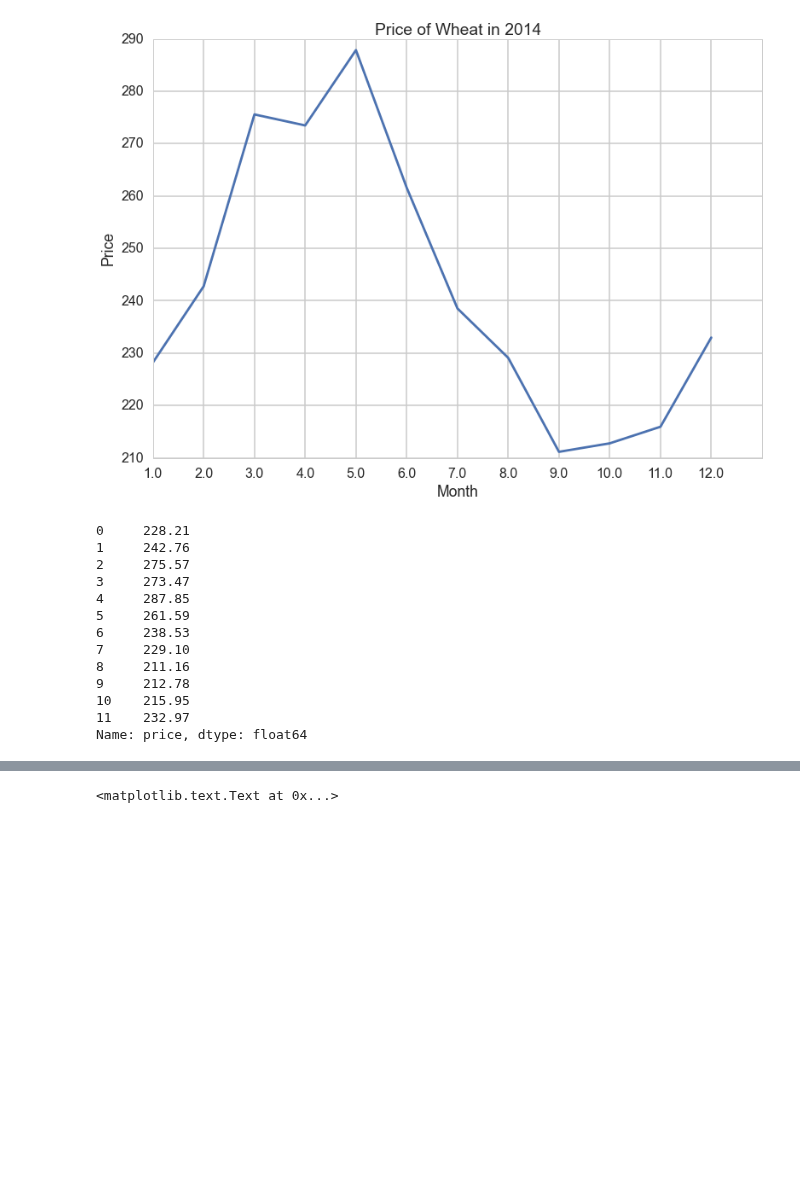
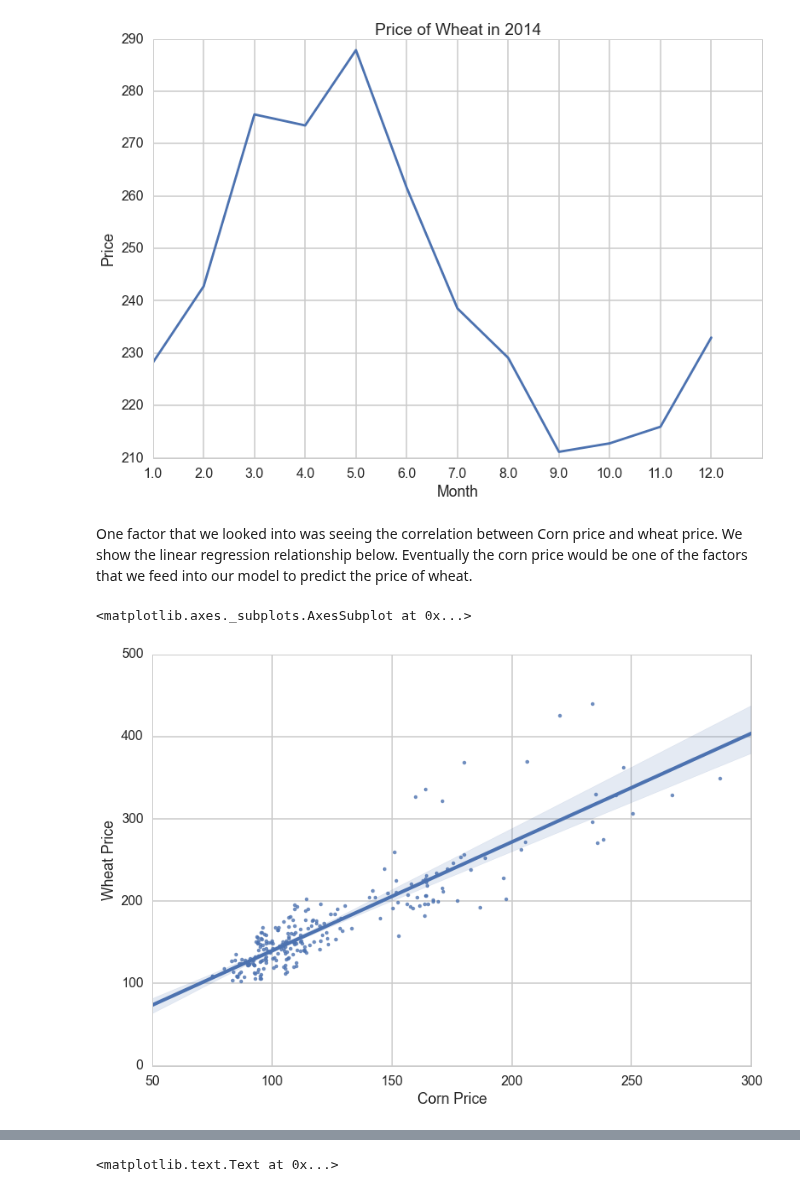
Before and after one commit to dwang953/109-Project, a Jupyter notebook: working_notebooks/NaiveLinearRegression.ipynb, the cells around one changed output, grey strips where cells are left out. Drawn from its saved outputs; the diff is of its cells as text; code cells hidden in the pictures; blank space fills up the shorter version.

```diff
--- a/working_notebooks/NaiveLinearRegression.ipynb
+++ b/working_notebooks/NaiveLinearRegression.ipynb
@@ -60,20 +60,14 @@ A value is trying to be set on a copy of a slice from a DataFrame
 See the the caveats in the documentation: http://pandas.pydata.org/pandas-docs/stable/indexing.html#indexing-view-versus-copy
 <matplotlib.text.Text at 0x...>
 [figure]
-# %%
-price_2014.price
-# %% [output]
-0     228.21
-1     242.76
-2     275.57
-3     273.47
-4     287.85
-5     261.59
-6     238.53
-7     229.10
-8     211.16
-9     212.78
-10    215.95
-11    232.97
-Name: price, dtype: float64
+# %% [markdown]
+One factor that we looked into was seeing the correlation between Corn price and wheat price. We show the linear regression relationship below. Eventually the corn price would be one of the factors that we feed into our model to predict the price of wheat.
+# %%
+big_df=pd.read_csv("../cleaned_data/dftouse.csv")
+big_df.head()
+
+sns.regplot(y="Wheat Price", x="Corn Price", data=big_df, fit_reg = True)
+# %% [output]
+<matplotlib.axes._subplots.AxesSubplot at 0x...>
+[figure, added]
 # %%
```
Also changed, not shown: parts of 2 cells of this notebook, 2 other files.
